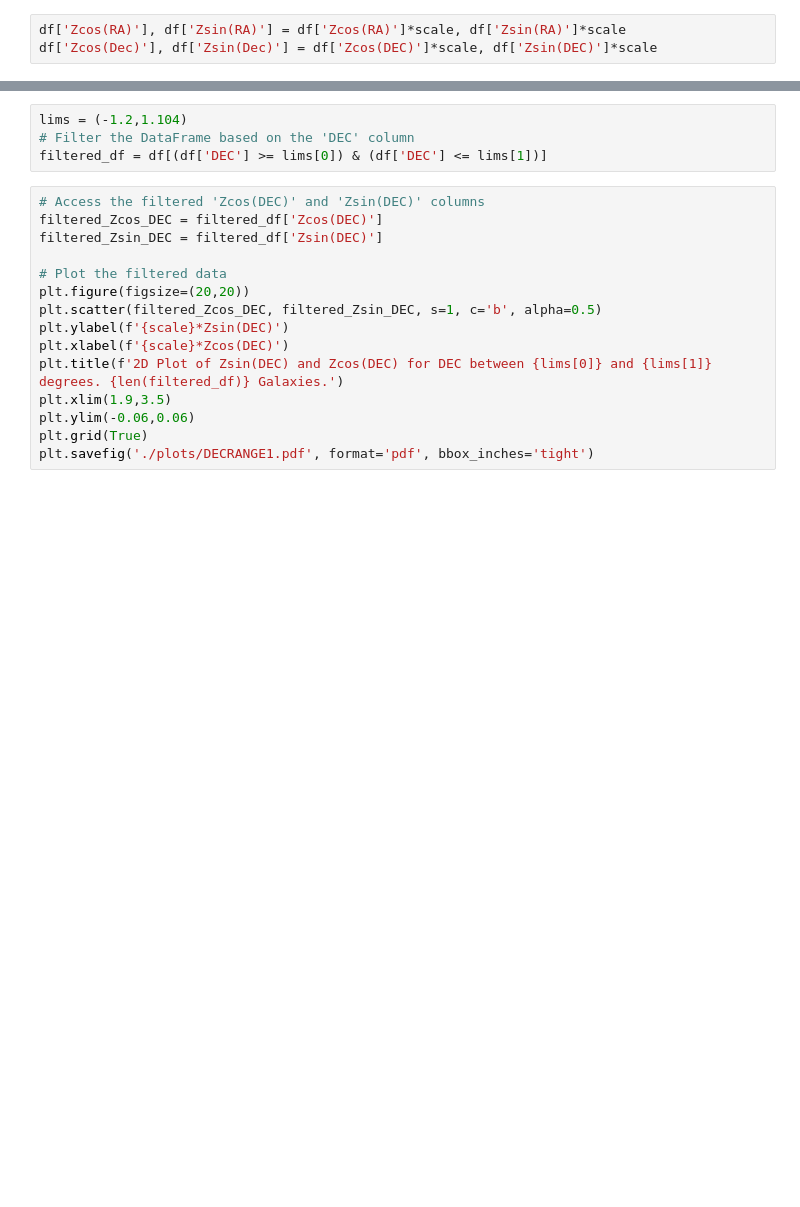
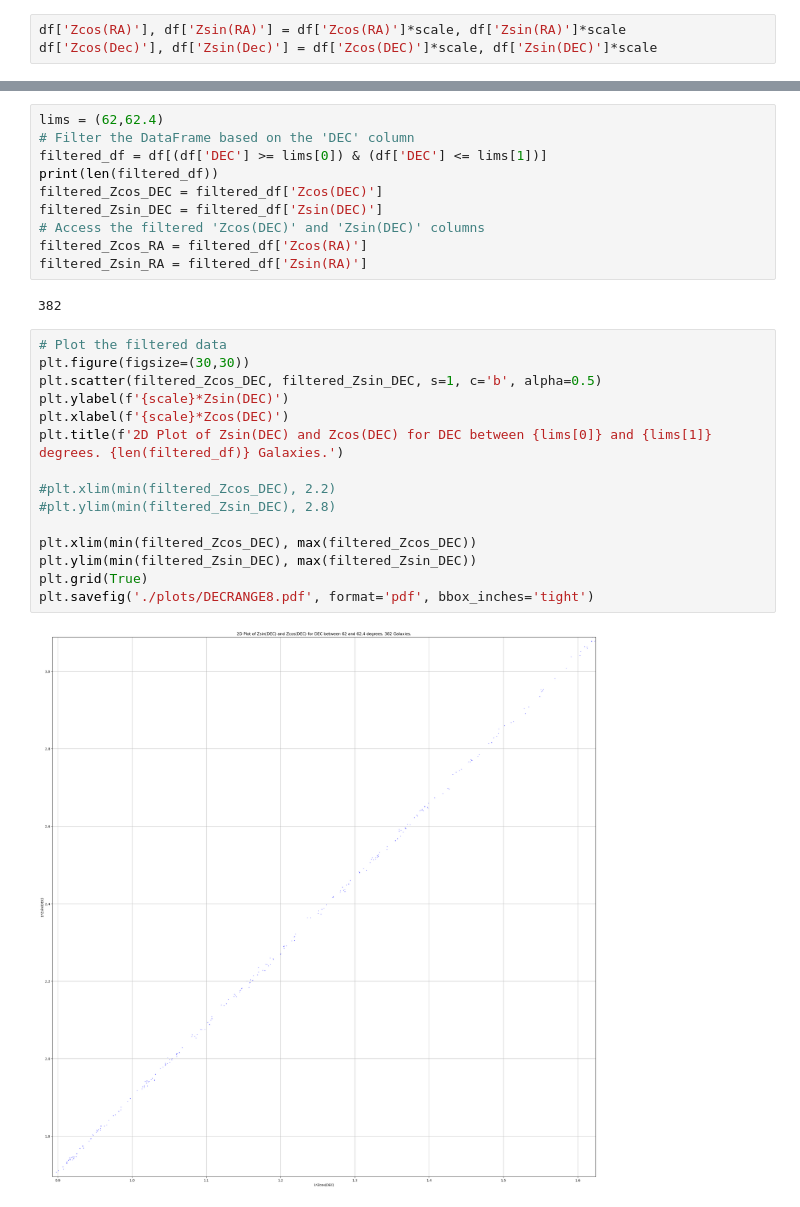
Before and after one commit to MuhammadArshad123/dark-energy-protocluster, a Jupyter notebook: plots.ipynb, the cells around one changed output, grey strips where cells are left out. Saved outputs shown, nothing was run; the diff lists cells and outputs as text; blank space fills up the shorter version.

Commit message:
Generated Plots for RA/DEC ranges

```diff
--- a/plots.ipynb
+++ b/plots.ipynb
@@ -40,20 +42,30 @@ plt.savefig('./plots/DEC_cartesian.pdf', format='pdf', bbox_inches='tight')
 # %%
-lims = (-1.2,1.104)
+lims = (62,62.4)
 # Filter the DataFrame based on the 'DEC' column
 filtered_df = df[(df['DEC'] >= lims[0]) & (df['DEC'] <= lims[1])]
+print(len(filtered_df))
+filtered_Zcos_DEC = filtered_df['Zcos(DEC)']
+filtered_Zsin_DEC = filtered_df['Zsin(DEC)']
+# Access the filtered 'Zcos(DEC)' and 'Zsin(DEC)' columns
+filtered_Zcos_RA = filtered_df['Zcos(RA)']
+filtered_Zsin_RA = filtered_df['Zsin(RA)']
+# %% [output]
+382
 # %%
-# Access the filtered 'Zcos(DEC)' and 'Zsin(DEC)' columns
-filtered_Zcos_DEC = filtered_df['Zcos(DEC)']
-filtered_Zsin_DEC = filtered_df['Zsin(DEC)']
-
 # Plot the filtered data
-plt.figure(figsize=(20,20))
+plt.figure(figsize=(30,30))
 plt.scatter(filtered_Zcos_DEC, filtered_Zsin_DEC, s=1, c='b', alpha=0.5)
 plt.ylabel(f'{scale}*Zsin(DEC)')
 plt.xlabel(f'{scale}*Zcos(DEC)')
 plt.title(f'2D Plot of Zsin(DEC) and Zcos(DEC) for DEC between {lims[0]} and {lims[1]} degrees. {len(filtered_df)} Galaxies.')
-plt.xlim(1.9,3.5)
-plt.ylim(-0.06,0.06)
+
+#plt.xlim(min(filtered_Zcos_DEC), 2.2)
+#plt.ylim(min(filtered_Zsin_DEC), 2.8)
+
+plt.xlim(min(filtered_Zcos_DEC), max(filtered_Zcos_DEC))
+plt.ylim(min(filtered_Zsin_DEC), max(filtered_Zsin_DEC))
 plt.grid(True)
-plt.savefig('./plots/DECRANGE1.pdf', format='pdf', bbox_inches='tight')
+plt.savefig('./plots/DECRANGE8.pdf', format='pdf', bbox_inches='tight')
+# %% [output]
+[figure, added]
 # %%
```
Also changed, not shown: parts of 7 cells of this notebook, 18 other files.
